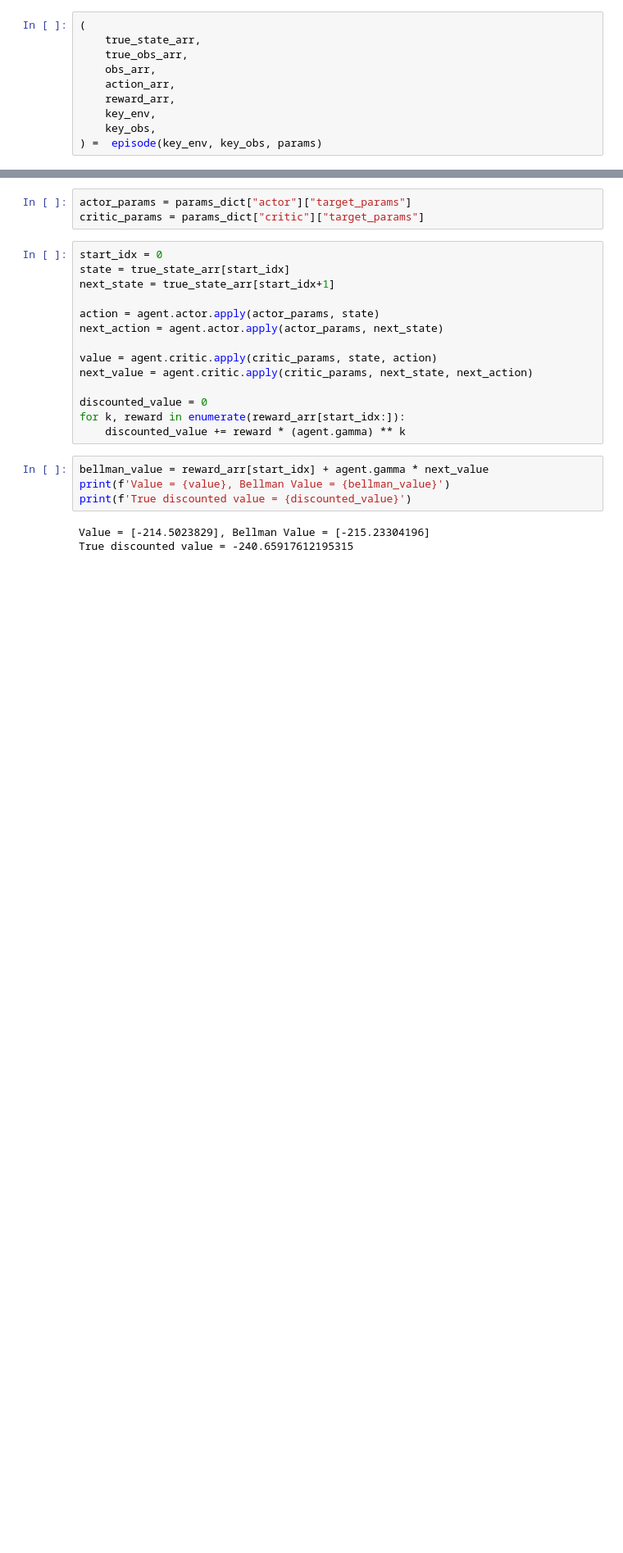
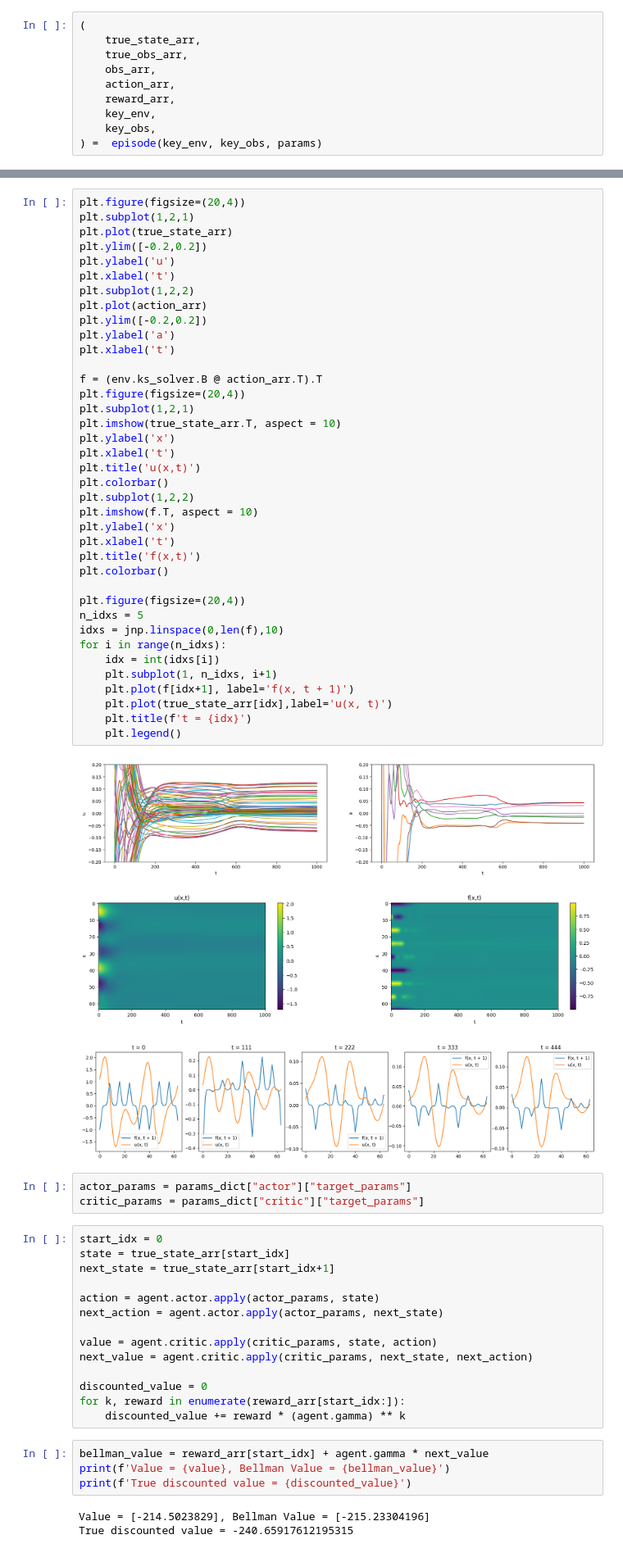
Before and after one commit to MagriLab/DA-RL, a Jupyter notebook: test_policy.ipynb, the cells around one changed output, grey strips where cells are left out. Shown at 82% size. Drawn from its saved outputs; the diff is of its cells as text; blank space fills up the shorter version.

```diff
--- a/test_policy.ipynb
+++ b/test_policy.ipynb
@@ -277,3 +277,45 @@ fig = plot_KS_episode(
+# %%
+plt.figure(figsize=(20,4))
+plt.subplot(1,2,1)
+plt.plot(true_state_arr)
+plt.ylim([-0.2,0.2])
+plt.ylabel('u')
+plt.xlabel('t')
+plt.subplot(1,2,2)
+plt.plot(action_arr)
+plt.ylim([-0.2,0.2])
+plt.ylabel('a')
+plt.xlabel('t')
+
+f = (env.ks_solver.B @ action_arr.T).T
+plt.figure(figsize=(20,4))
+plt.subplot(1,2,1)
+plt.imshow(true_state_arr.T, aspect = 10)
+plt.ylabel('x')
+plt.xlabel('t')
+plt.title('u(x,t)')
+plt.colorbar()
+plt.subplot(1,2,2)
+plt.imshow(f.T, aspect = 10)
+plt.ylabel('x')
+plt.xlabel('t')
+plt.title('f(x,t)')
+plt.colorbar()
+
+plt.figure(figsize=(20,4))
+n_idxs = 5
+idxs = jnp.linspace(0,len(f),10)
+for i in range(n_idxs):
+    idx = int(idxs[i])
+    plt.subplot(1, n_idxs, i+1)
+    plt.plot(f[idx+1], label='f(x, t + 1)')
+    plt.plot(true_state_arr[idx],label='u(x, t)')
+    plt.title(f't = {idx}')
+    plt.legend()
+# %% [output]
+[figure, added]
+[figure, added]
+[figure, added]
 # %%
 actor_params = params_dict["actor"]["target_params"]
 critic_params = params_dict["critic"]["target_params"]
```
Also changed, not shown: parts of 3 cells of this notebook, 7 other files.
